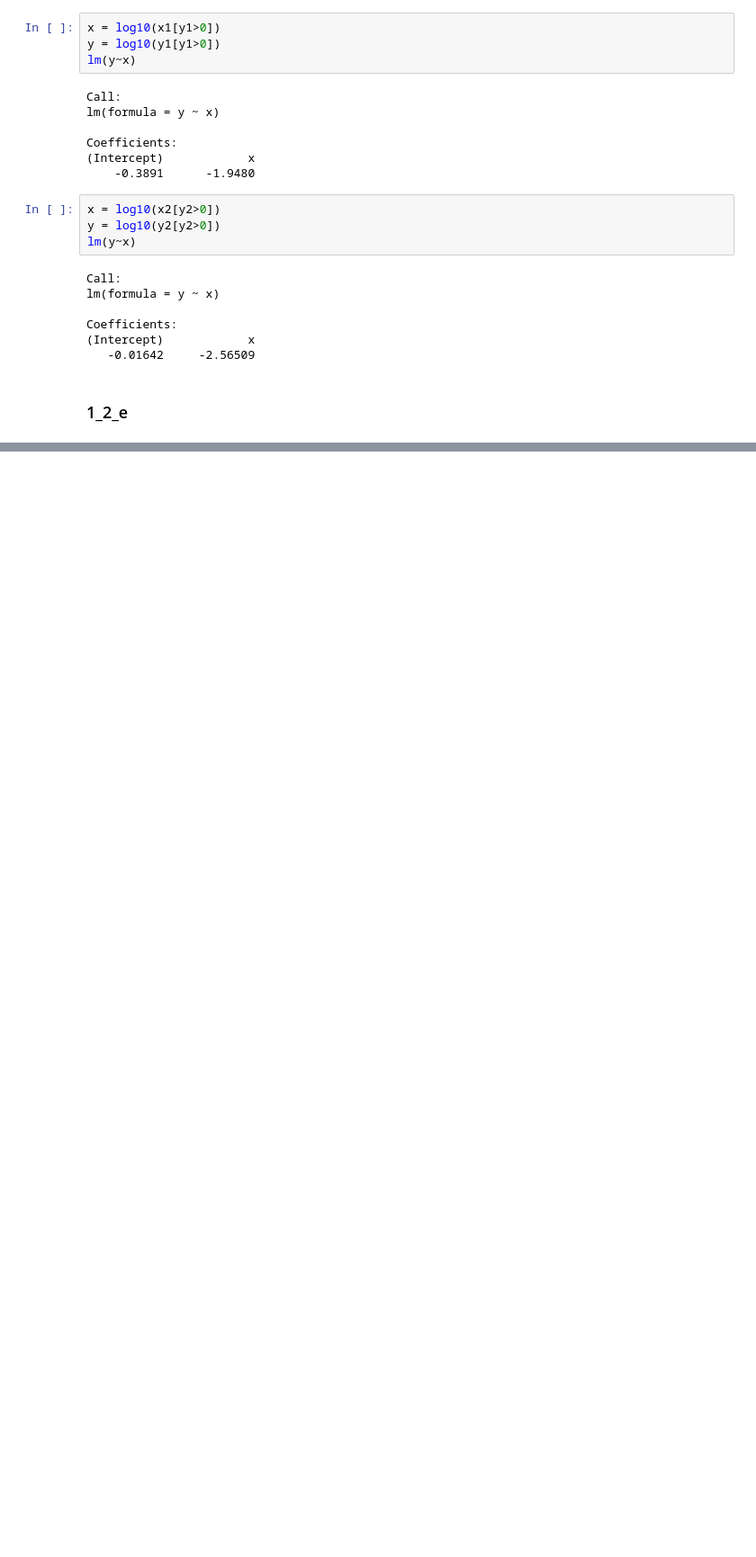
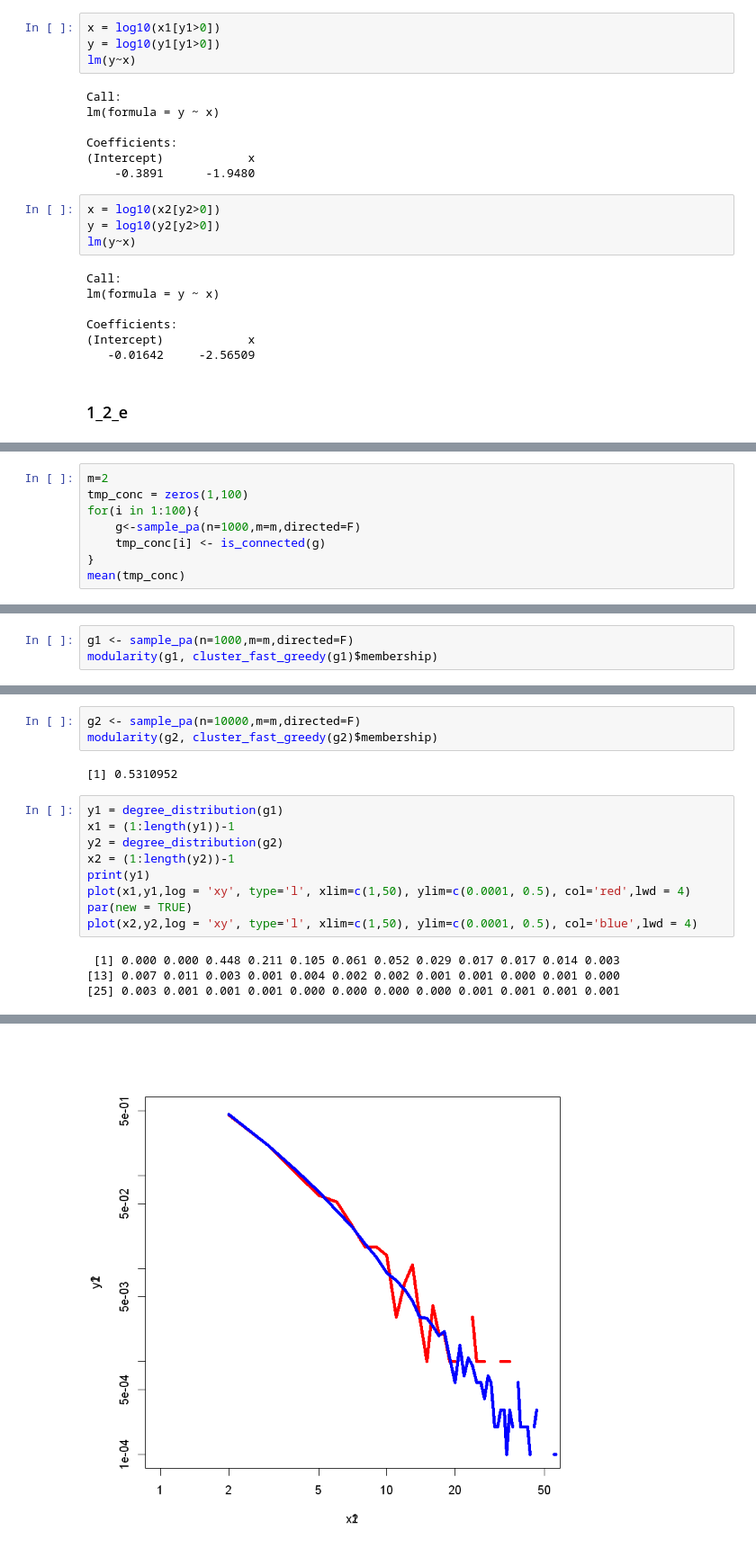
Before and after one commit to timeparadogs/ECE-232, a Jupyter notebook: p1/Project1_Part1.ipynb, the cells around one changed output, grey strips where cells are left out. Shown: that part at 90% size. Cells and saved outputs as stored; diff of their text form; blank space fills up the shorter version.

```diff
--- a/p1/Project1_Part1.ipynb
+++ b/p1/Project1_Part1.ipynb
@@ -245,0 +335,8 @@ Coefficients:
+# %%
+m=2
+tmp_conc = zeros(1,100)
+for(i in 1:100){
+    g<-sample_pa(n=1000,m=m,directed=F)
+    tmp_conc[i] <- is_connected(g)
+}
+mean(tmp_conc)
@@ -245,0 +356,3 @@ Coefficients:
+# %%
+g1 <- sample_pa(n=1000,m=m,directed=F)
+modularity(g1, cluster_fast_greedy(g1)$membership)
@@ -245,0 +370,18 @@ Coefficients:
+# %%
+g2 <- sample_pa(n=10000,m=m,directed=F)
+modularity(g2, cluster_fast_greedy(g2)$membership)
+# %% [output]
+[1] 0.5310952
+# %%
+y1 = degree_distribution(g1)
+x1 = (1:length(y1))-1
+y2 = degree_distribution(g2)
+x2 = (1:length(y2))-1
+print(y1)
+plot(x1,y1,log = 'xy', type='l', xlim=c(1,50), ylim=c(0.0001, 0.5), col='red',lwd = 4)
+par(new = TRUE)
+plot(x2,y2,log = 'xy', type='l', xlim=c(1,50), ylim=c(0.0001, 0.5), col='blue',lwd = 4)
+# %% [output]
+ [1] 0.000 0.000 0.448 0.211 0.105 0.061 0.052 0.029 0.017 0.017 0.014 0.003
+[13] 0.007 0.011 0.003 0.001 0.004 0.002 0.002 0.001 0.001 0.000 0.001 0.000
+[25] 0.003 0.001 0.001 0.001 0.000 0.000 0.000 0.000 0.001 0.001 0.001 0.001
@@ -245,0 +393 @@ Coefficients:
+[figure, added]
```
Also changed, not shown: parts of 40 cells of this notebook.
